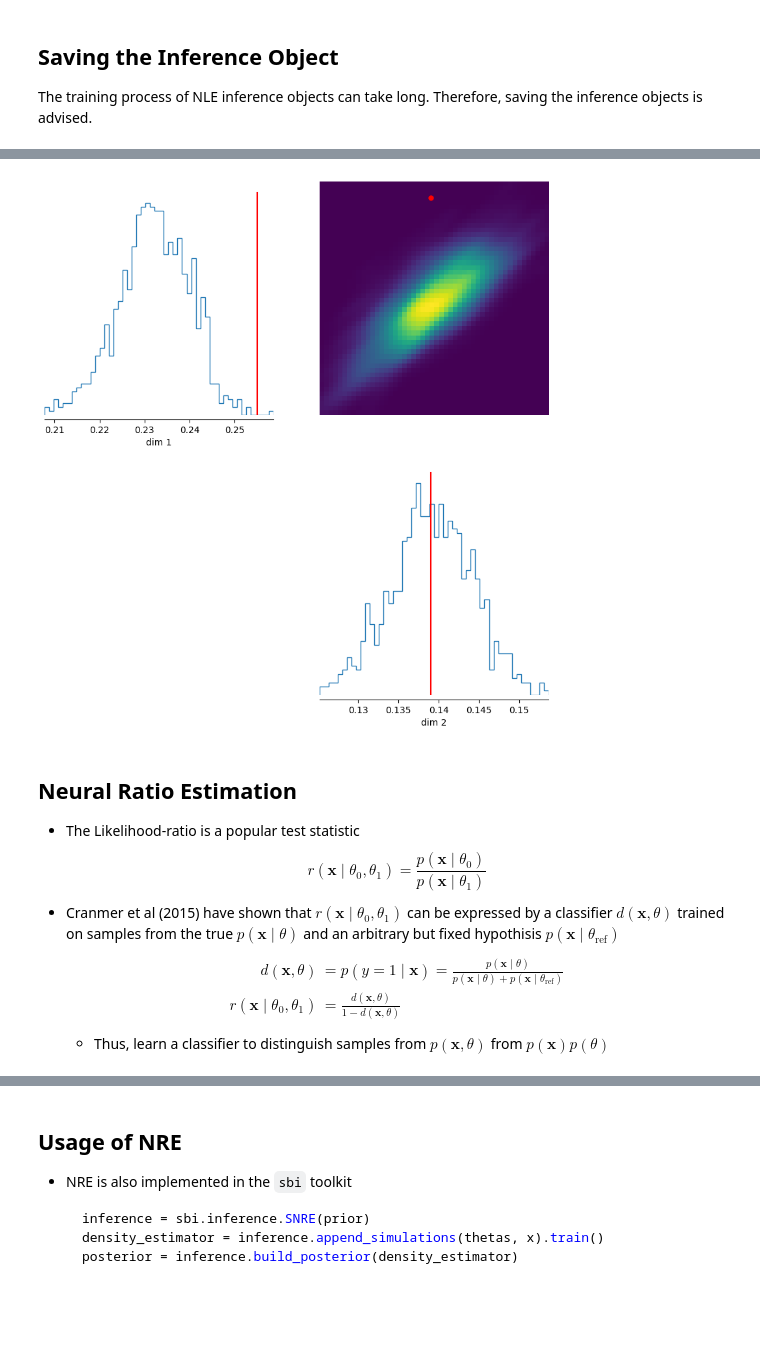
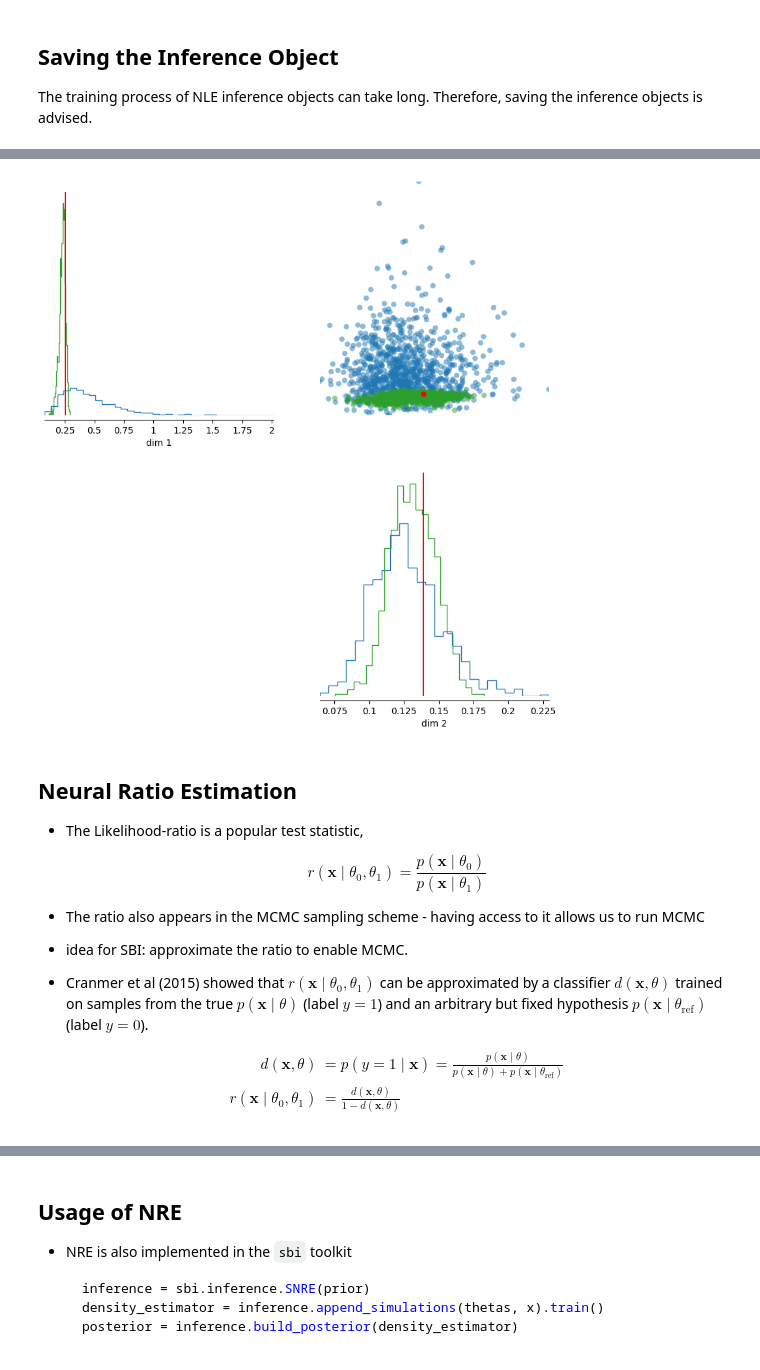
Before and after one commit to aai-institute/tfl-training-sbi, a Jupyter notebook: docs/_static/jupyter_book/_sources/nb_04_neural_likelihood_and_ratio_estimation.ipynb, the cells around one changed output, grey strips where cells are left out. Drawn from its saved outputs; the diff is of its cells as text; code cells hidden in the pictures; blank space fills up the shorter version.

```diff
--- a/docs/_static/jupyter_book/_sources/nb_04_neural_likelihood_and_ratio_estimation.ipynb
+++ b/docs/_static/jupyter_book/_sources/nb_04_neural_likelihood_and_ratio_estimation.ipynb
@@ -175,12 +192,9 @@ theta_train, x_train = data_theta[1:,:], data_x[1:,:]
 # %%
-prior, _, _ = process_prior([
-    LogNormal(
-        loc=torch.tensor([math.log(0.4)]),
-        scale=torch.tensor([0.5])
-    ),
-    LogNormal(
-        loc=torch.tensor([math.log(0.125)]),
-        scale=torch.tensor([0.2])
-    ),
-])
+# %load -r 15-21 solutions/solutions_nb_04.py
+prior, _, _ = process_prior(
+    [
+        LogNormal(loc=torch.tensor([math.log(0.4)]), scale=torch.tensor([0.5])),
+        LogNormal(loc=torch.tensor([math.log(0.125)]), scale=torch.tensor([0.2])),
+    ]
+)
 # %% [markdown]
@@ -188,8 +202,9 @@ prior, _, _ = process_prior([
 # %%
+# %load -r 24-30 solutions/solutions_nb_04.py
 # obtain a posterior approx. via NPE
 inference = sbi.inference.SNLE(prior=prior, density_estimator="maf")
 density_estimator = inference.append_simulations(theta_train, x_train).train(
-    training_batch_size=128, learning_rate=1e-4, max_num_epochs=200
+    training_batch_size=1024, learning_rate=1e-4, max_num_epochs=200
 )
 posterior = inference.build_posterior(density_estimator, sample_with="mcmc")
 # %% [output]
@@ -216,9 +235,15 @@ used to generate $\mathbf{x}_o$.
 # %%
-samples = posterior.sample((100_000,), x=x_obs, method="slice_np_vectorized")
+# %load -r 33-45 solutions/solutions_nb_04.py
+num_samples = 1000
+posterior_samples = posterior.sample(
+    (num_samples,), x=x_obs, method="slice_np_vectorized", num_chains=10
+)
+prior_samples = theta_train
 _ = sbi.analysis.pairplot(
-    samples=samples,
+    [prior_samples[:num_samples], posterior_samples],
     points=theta_obs,
     points_colors="r",
-    upper="kde",
+    offdiag="scatter",
+    hist_diag=dict(bins="auto", density=True),
 )
 # %% [output]
@@ -226,15 +250,22 @@ WARNING:root:upper is deprecated, use offdiag instead.
-[figure, old version]
+[figure, new version]
 # %% [markdown]
 ## Neural Ratio Estimation
 
-- The Likelihood-ratio is a popular test statistic
+- The Likelihood-ratio is a popular test statistic,
+
     $$
     r(\mathbf{x} \mid \theta_0, \theta_1) = \frac{p(\mathbf{x} \mid \theta_0)}{p(\mathbf{x} \mid \theta_1)}
     $$
-- Cranmer et al (2015) have shown that $r(\mathbf{x}\mid \theta_0, \theta_1)$
-  can be expressed by a classifier $d(\mathbf{x}, \theta)$ trained on
-  samples from the true $p(\mathbf{x} \mid \theta)$ and an arbitrary but fixed
-  hypothisis $p(\mathbf{x} \mid \theta_{\text{ref}})$
+
+- The ratio also appears in the MCMC sampling scheme - having access to it allows us to run MCMC
+
+- idea for SBI: approximate the ratio to enable MCMC.
+
+- Cranmer et al (2015) showed that $r(\mathbf{x}\mid \theta_0, \theta_1)$
+  can be approximated by a classifier $d(\mathbf{x}, \theta)$ trained on
+  samples from the true $p(\mathbf{x} \mid \theta)$ (label $y=1$) and an arbitrary but fixed
+  hypothesis $p(\mathbf{x} \mid \theta_{\text{ref}})$ (label $y=0$).
+
     $$
     \begin{align}
     d(\mathbf{x}, \theta) &= p(y=1 \mid \mathbf{x}) =
@@ -244,5 +275,3 @@ WARNING:root:upper is deprecated, use offdiag instead.
     \theta)}{ 1 - d(\mathbf{x}, \theta) }
     \end{align}
     $$
-  - Thus, learn a classifier to distinguish samples from $p(\mathbf{x},
-    \theta)$ from $p(\mathbf{x})p(\theta)$
```
Also changed, not shown: parts of 26 cells of this notebook, 46 other files.
